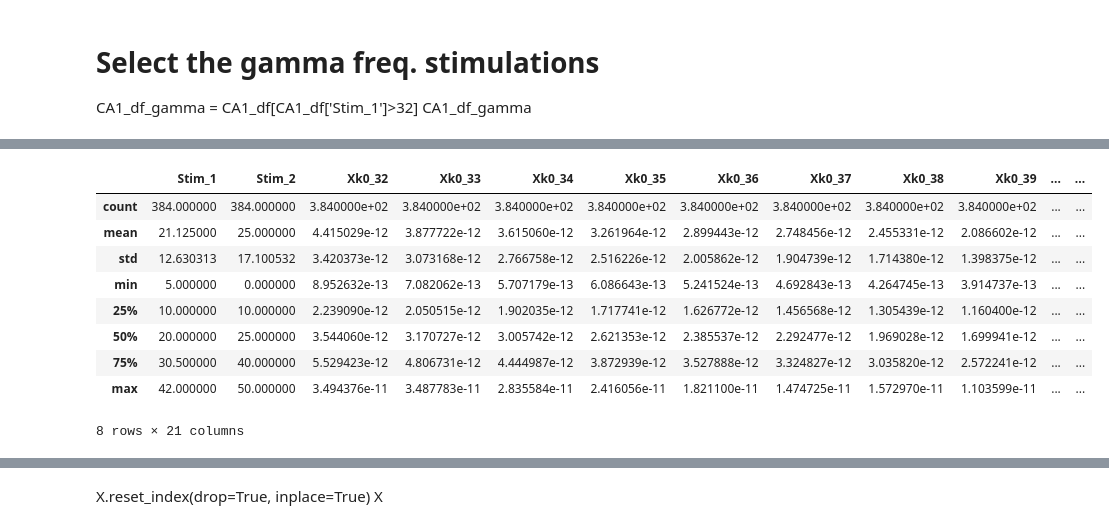
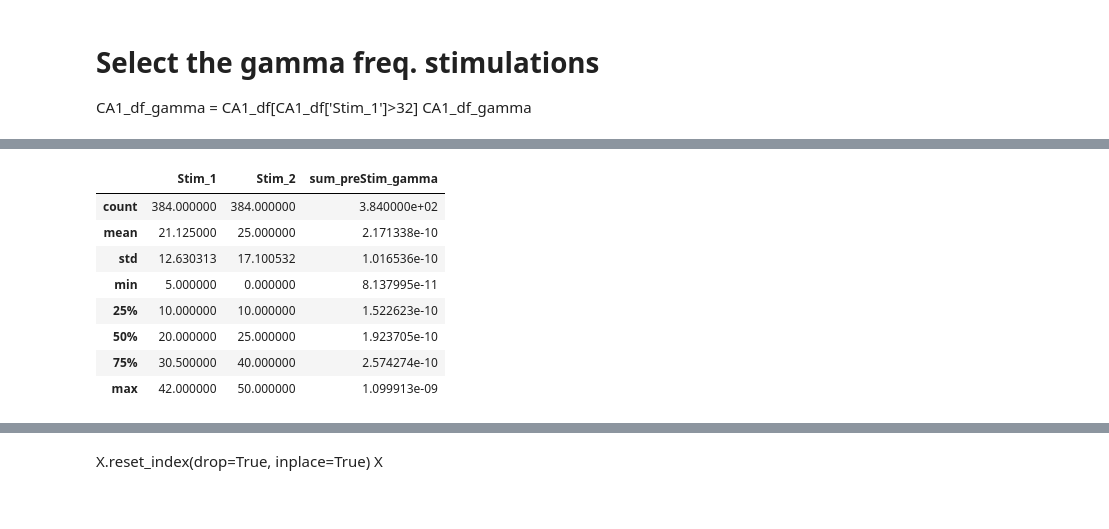
Before and after one commit to Simurgh818/NeuroGaussianProcess, a Jupyter notebook: GP_Anastheisa_vs_Awake.ipynb, the cells around one changed output, grey strips where cells are left out. Drawn from its saved outputs; the diff is of its cells as text; code cells hidden in the pictures.

```diff
--- a/GP_Anastheisa_vs_Awake.ipynb
+++ b/GP_Anastheisa_vs_Awake.ipynb
@@ -12,7 +12,7 @@ import GPy
 # from scipy.io import loadmat
 import pandas as pd
 # data_set = loadmat("Mark_4sec_CA1PSD_ISO_freqamp_020619.mat")
-CA1_df = pd.read_csv("Mark_4sec_CA1PSD_ISO_freqamp_020619.csv")
+CA1_df = pd.read_csv("Mark_4sec_CA3PSD_ISO_freqamp_020619.csv")
 CA1_df
 # %% [output]
 |  | Stim_1 | Stim_2 | Xk0_1 | Xk0_2 | Xk0_3 | Xk0_4 | Xk0_5 | Xk0_6 | Xk0_7 | Xk0_8 | ... | ... |
@@ -70 +70,8 @@ Xk0_50    5.053524e-13
 Name: 1, dtype: float64
+# %%
+# sum of pre stimulation gamma
+
+data = np.sum(CA1_df.iloc[:, 33:52], axis=1)
+sum_preStim_gamma = pd.DataFrame(data=data, columns=['sum_preStim_gamma'])
+np.shape(sum_preStim_gamma)
+sum_preStim_gamma
@@ -98,5 +119,7 @@ print(Y)
 Length: 384, dtype: float64
 # %%
-X = CA1_df.iloc[:,  np.r_[0:2, 33:52]]
-X
+X = CA1_df.iloc[:,  0:2]
+X_preStim_gamma = X.join(sum_preStim_gamma)
+# pd.concat(X, sum_preStim_gamma)
+X_preStim_gamma
 # %% [output]
@@ -116,13 +139,12 @@ X
 # %%
-X.describe()
+X_preStim_gamma.describe()
 # %% [output]
-|  | Stim_1 | Stim_2 | Xk0_32 | Xk0_33 | Xk0_34 | Xk0_35 | Xk0_36 | Xk0_37 | Xk0_38 | Xk0_39 | ... | ... |
-| count | 384.000000 | 384.000000 | 3.840000e+02 | 3.840000e+02 | 3.840000e+02 | 3.840000e+02 | 3.840000e+02 | 3.840000e+02 | 3.840000e+02 | 3.840000e+02 | ... | ... |
-| mean | 21.125000 | 25.000000 | 4.415029e-12 | 3.877722e-12 | 3.615060e-12 | 3.261964e-12 | 2.899443e-12 | 2.748456e-12 | 2.455331e-12 | 2.086602e-12 | ... | ... |
-| std | 12.630313 | 17.100532 | 3.420373e-12 | 3.073168e-12 | 2.766758e-12 | 2.516226e-12 | 2.005862e-12 | 1.904739e-12 | 1.714380e-12 | 1.398375e-12 | ... | ... |
-| min | 5.000000 | 0.000000 | 8.952632e-13 | 7.082062e-13 | 5.707179e-13 | 6.086643e-13 | 5.241524e-13 | 4.692843e-13 | 4.264745e-13 | 3.914737e-13 | ... | ... |
-| 25% | 10.000000 | 10.000000 | 2.239090e-12 | 2.050515e-12 | 1.902035e-12 | 1.717741e-12 | 1.626772e-12 | 1.456568e-12 | 1.305439e-12 | 1.160400e-12 | ... | ... |
-| 50% | 20.000000 | 25.000000 | 3.544060e-12 | 3.170727e-12 | 3.005742e-12 | 2.621353e-12 | 2.385537e-12 | 2.292477e-12 | 1.969028e-12 | 1.699941e-12 | ... | ... |
-| 75% | 30.500000 | 40.000000 | 5.529423e-12 | 4.806731e-12 | 4.444987e-12 | 3.872939e-12 | 3.527888e-12 | 3.324827e-12 | 3.035820e-12 | 2.572241e-12 | ... | ... |
-| max | 42.000000 | 50.000000 | 3.494376e-11 | 3.487783e-11 | 2.835584e-11 | 2.416056e-11 | 1.821100e-11 | 1.474725e-11 | 1.572970e-11 | 1.103599e-11 | ... | ... |
+|  | Stim_1 | Stim_2 | sum_preStim_gamma |
+| count | 384.000000 | 384.000000 | 3.840000e+02 |
+| mean | 21.125000 | 25.000000 | 2.171338e-10 |
+| std | 12.630313 | 17.100532 | 1.016536e-10 |
+| min | 5.000000 | 0.000000 | 8.137995e-11 |
+| 25% | 10.000000 | 10.000000 | 1.522623e-10 |
+| 50% | 20.000000 | 25.000000 | 1.923705e-10 |
+| 75% | 30.500000 | 40.000000 | 2.574274e-10 |
+| max | 42.000000 | 50.000000 | 1.099913e-09 |
-8 rows × 21 columns
```
Also changed, not shown: parts of 20 cells of this notebook, 1 other file.
